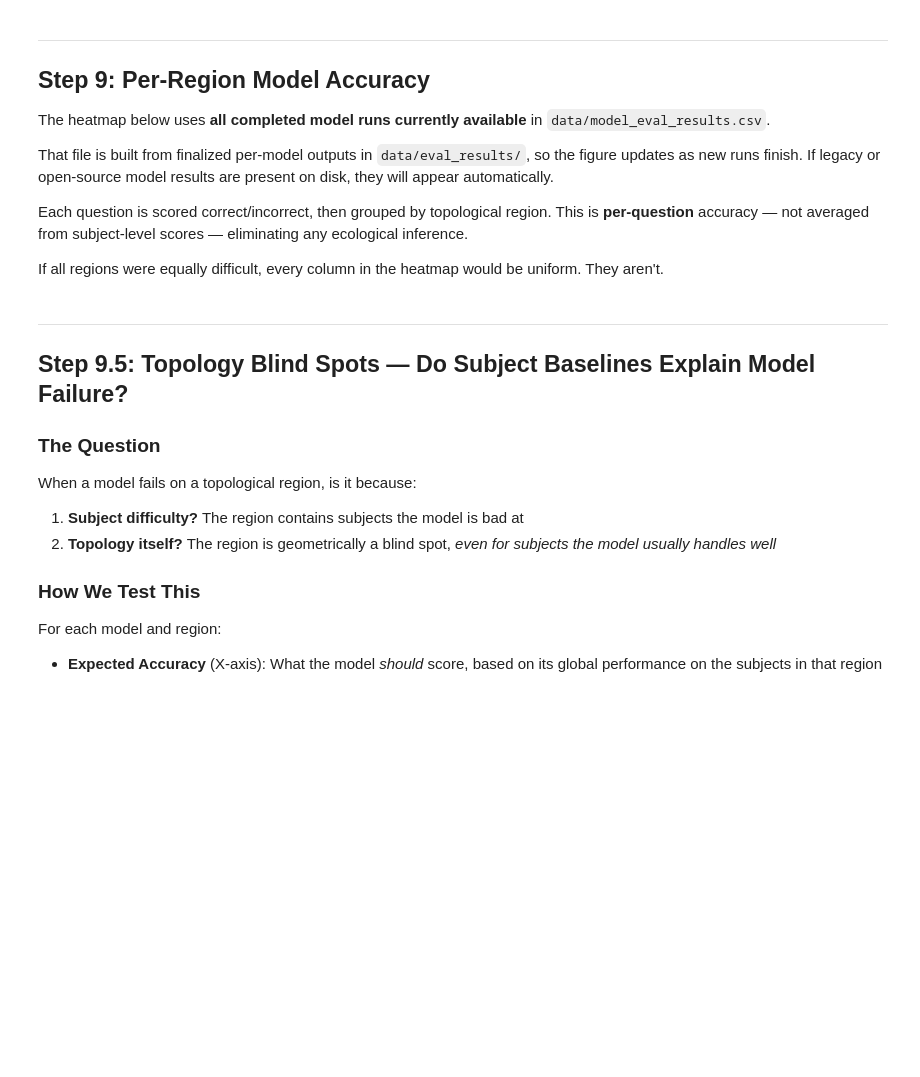
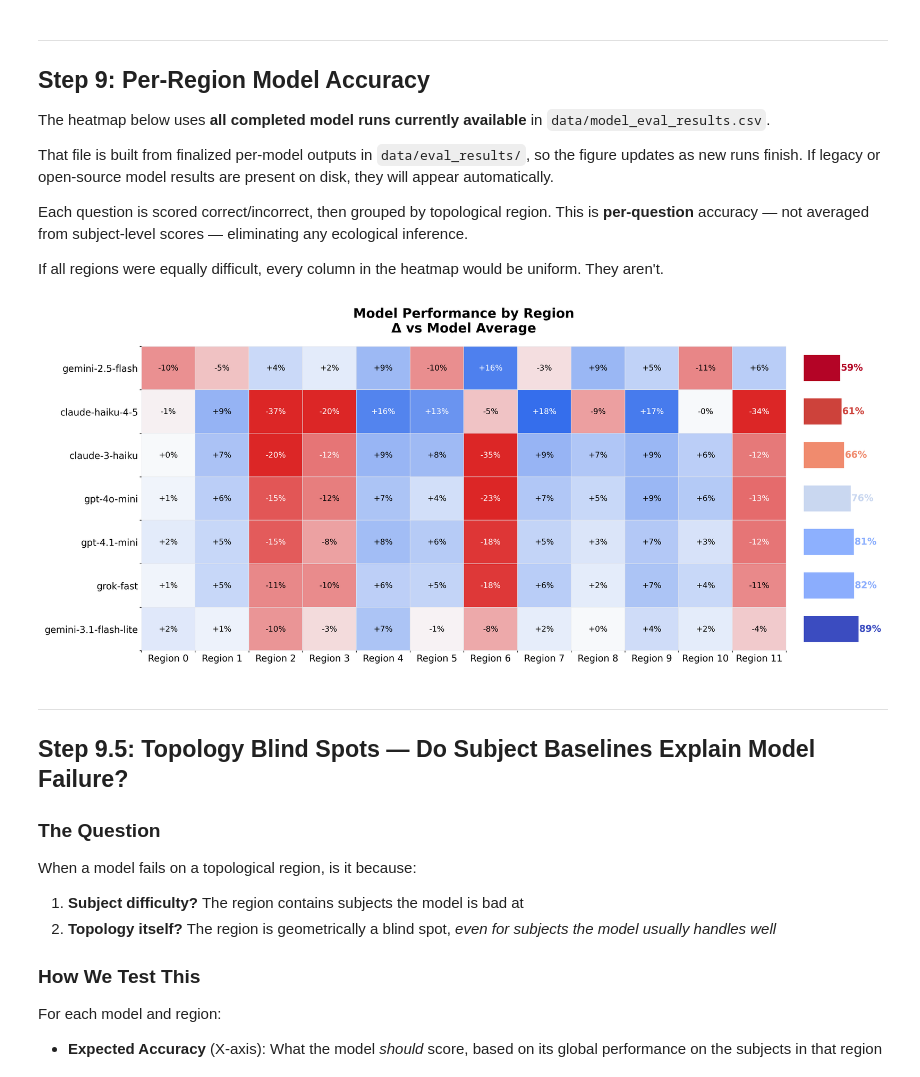
Before and after one commit to Krv-Labs/pulsar, a Jupyter notebook: demos/mmlu/mmlu_topology_demo.ipynb, the cells around one changed output. Cells and saved outputs as stored; diff of their text form; code cells hidden in the pictures; blank space fills up the shorter version.

```diff
--- a/demos/mmlu/mmlu_topology_demo.ipynb
+++ b/demos/mmlu/mmlu_topology_demo.ipynb
@@ -793,7 +756,6 @@ If all regions were equally difficult, every column in the heatmap would be unif
 import numpy as np
 import matplotlib.pyplot as plt
 from matplotlib.colors import LinearSegmentedColormap, Normalize
-import matplotlib.cm as cm
 
 # --- Load + merge ---
 eval_df = pd.read_csv(DATA_DIR / "model_eval_results.csv")
@@ -804,16 +766,16 @@ eval_df = eval_df.merge(
 )
 
 cluster_perf = (
-    eval_df.groupby(["model_name", "cluster"])["is_correct"]
-    .mean()
-    .reset_index()
+    eval_df.groupby(["model_name", "cluster"])["is_correct"].mean().reset_index()
 )
 
 pivot = cluster_perf.pivot(index="model_name", columns="cluster", values="is_correct")
 pivot = pivot.reindex(columns=range(N_CLUSTERS))
 
 # Overall accuracy
-overall = eval_df.groupby("model_name")["is_correct"].mean().sort_values(ascending=False)
+overall = (
+    eval_df.groupby("model_name")["is_correct"].mean().sort_values(ascending=False)
+)
 pivot = pivot.loc[overall.index]
 
 # --- Delta vs model average ---
@@ -823,9 +785,9 @@ model_names = delta.index.tolist()
 cluster_values = delta.values
 
 # --- Heatmap colormap ---
-cmap = LinearSegmentedColormap.from_list(
+diverging_cmap = LinearSegmentedColormap.from_list(
     "clean_diverging",
-    ["#dc2626", "#f8fafc", "#2563eb"]  # red → white → blue
+    ["#dc2626", "#f8fafc", "#2563eb"],  # red → white → blue
 )
 
 vmin, vmax = -0.20, 0.20
@@ -837,9 +799,7 @@ bar_colors = bar_cmap(norm(overall.values))
 
 # --- Layout ---
 fig = plt.figure(
-    figsize=(14, max(4.5, 0.7 * len(model_names) + 1)),
-    facecolor="white",
-    dpi=300
+    figsize=(14, max(4.5, 0.7 * len(model_names) + 1)), facecolor="white", dpi=300
 )
 
 gs = fig.add_gridspec(1, 2, width_ratios=[20, 2], wspace=0.05)
@@ -848,14 +808,11 @@ ax = fig.add_subplot(gs[0])
 ax_bar = fig.add_subplot(gs[1], sharey=ax)
 
 # --- Heatmap ---
-im = ax.imshow(cluster_values, cmap=cmap, aspect="auto", vmin=vmin, vmax=vmax)
+im = ax.imshow(cluster_values, cmap=diverging_cmap, aspect="auto", vmin=vmin, vmax=vmax)
 
 # --- Axis labels ---
 ax.set_xticks(range(N_CLUSTERS))
-ax.set_xticklabels(
-    [f"Region {i}" for i in range(N_CLUSTERS)],
-    fontsize=10
-)
+ax.set_xticklabels([f"Region {i}" for i in range(N_CLUSTERS)], fontsize=10)
 
 # ✅ CLEAN model labels (no accuracy)
 ax.set_yticks(range(len(model_names)))
@@ -874,63 +831,61 @@ for i in range(len(model_names)):
             color = "black" if abs(val) < 0.12 else "white"
 
         ax.text(
-            j, i,
+            j,
+            i,
             text,
             ha="center",
             va="center",
             fontsize=8.5,
             fontweight="medium",
-            color=color
+            color=color,
         )
 
 # --- Grid ---
-ax.set_xticks(np.arange(-.5, N_CLUSTERS, 1), minor=True)
-ax.set_yticks(np.arange(-.5, len(model_names), 1), minor=True)
+ax.set_xticks(np.arange(-0.5, N_CLUSTERS, 1), minor=True)
+ax.set_yticks(np.arange(-0.5, len(model_names), 1), minor=True)
 ax.grid(which="minor", color="#e5e7eb", linestyle="-", linewidth=0.5)
 
 # --- Clean frame ---
 ax.spines[:].set_visible(False)
-ax.tick_params(axis='both', length=0)
+ax.tick_params(axis="both", length=0)
 
 # --- Title ---
 ax.set_title(
     "Model Performance by Region\nΔ vs Model Average",
     fontsize=14,
     fontweight="bold",
-    pad=15
+    pad=15,
 )
 
 # --- Side bar (colored + annotated) ---
 y_pos = np.arange(len(model_names))
 
-ax_bar.barh(
-    y_pos,
-    overall.values,
-    height=0.6,
-    color=bar_colors
-)
+ax_bar.barh(y_pos, overall.values, height=0.6, color=bar_colors)
 
 # ✅ Add value labels to bars
 for i, val in enumerate(overall.values):
     ax_bar.text(
         val + 0.01,  # slight offset to the right
         i,
         f"{val:.0%}",
         va="center",
         ha="left",
         fontsize=10,
         fontweight="bold",
-        color=bar_colors[i]
+        color=bar_colors[i],
     )
 
 ax_bar.set_xlim(0, 1.05)
 ax_bar.invert_yaxis()
 ax_bar.axis("off")
 
 # --- Save ---
 plt.tight_layout()
 plt.savefig(DATA_DIR / "model_heatmap_final.png", dpi=220, bbox_inches="tight")
 plt.show()
+# %% [output]
+[figure, added]
 # %% [markdown]
 ---
 ## Step 9.5: Topology Blind Spots — Do Subject Baselines Explain Model Failure?
```
Also changed, not shown: parts of 26 cells of this notebook.
